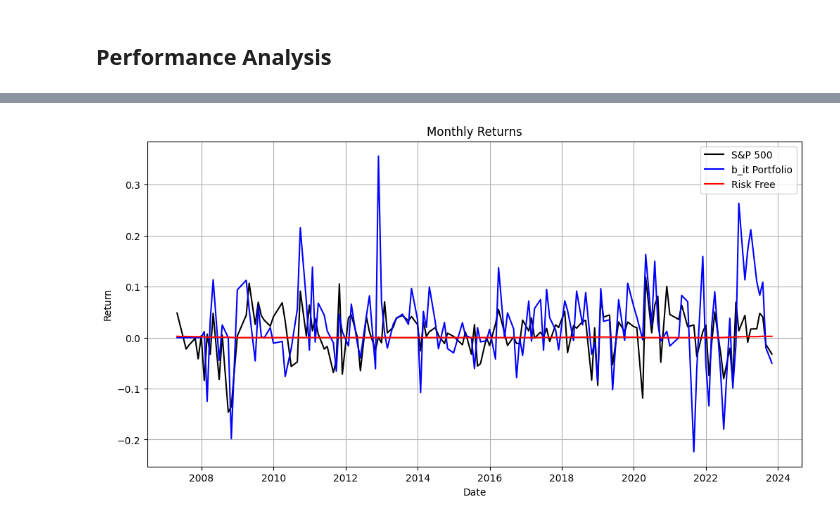
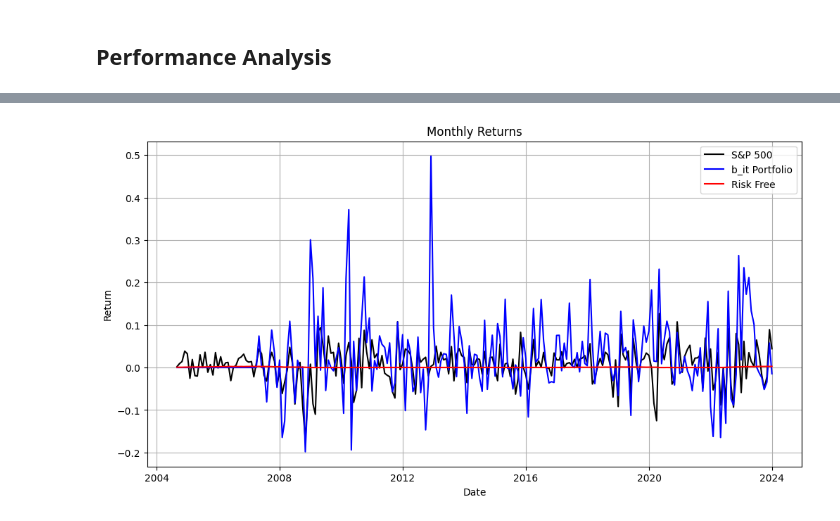
Before and after one commit to veervohra03/CashHedged, a Jupyter notebook: Veer-Base.ipynb, the cells around one changed output, grey strips where cells are left out. Cells and saved outputs as stored; diff of their text form; code cells hidden in the pictures.

Commit message:
portfolio performance analysis tweaks.

```diff
--- a/Veer-Base.ipynb
+++ b/Veer-Base.ipynb
@@ -248,12 +231,36 @@ def get_prices(permno):
+# %%
+def get_prices(permno):
+    company_stock_prcs = conn.raw_sql(f'''
+    SELECT
+        permno,
+        date,
+        prc AS stock_price,  -- Raw stock price
+        shrout,              -- Shares outstanding
+        cfacpr,              -- Cumulative adjustment factor for prices
+        cfacshr              -- Cumulative adjustment factor for shares
+    FROM
+        crsp.dsf
+    WHERE
+        permno = {permno}
+        AND date >= '{query_start_date}'
+    ''')
+
+    company_stock_prcs['date'] = pd.to_datetime(company_stock_prcs['date'])
+    company_stock_prcs['stock_price'] = company_stock_prcs['stock_price'] / company_stock_prcs['cfacpr'] # Adjust stock price for splits and dividends
+    company_stock_prcs['adj_shrout'] = company_stock_prcs['shrout'] * company_stock_prcs['cfacshr'] # Adjust shares outstanding for splits
+    company_stock_prcs['market_cap'] = company_stock_prcs['stock_price'] * company_stock_prcs['adj_shrout'] # Calculate adjusted market capitalization
+
+    company_stock_prcs = pd.merge(last_trading_days[['last_trade_date']], company_stock_prcs, left_on='last_trade_date', right_on='date', how='left')
+    company_stock_prcs['stock_return'] = company_stock_prcs['stock_price'].pct_change()
+
+    return company_stock_prcs[['date', 'permno', 'stock_price', 'market_cap', 'stock_return']]
 # %%
 def get_comp_data(permno, gvkey):
 
     company_fin_data = make_PiT_ffill(get_company_financials(gvkey))
     company_stock_prcs = get_prices(permno)
 
-    company = pd.merge(company_fin_data, company_stock_prcs, on='date', how='left').interpolate().ffill()
-
-    company['stock_return'] = company['stock_price'].pct_change()
+    company = pd.merge(company_fin_data, company_stock_prcs, on='date', how='right').ffill()
 
     return company
 # %% [markdown]
@@ -367,7 +374,7 @@ def main(id_table):
 
     agg_fin_data = agg_fin_data.sort_values(by=['comnam', 'date']).reset_index(drop=True)
 
-    agg_fin_data = agg_fin_data[['date', 'comnam', 'gvkey', 'permno', 'stock_price', 'stock_return', 'b_it' ,'cash_hedged_return', 'snp_return', 'rf_rate']] #, 'company_beta', 'cash_hedged_beta']].dropna()
+    agg_fin_data = agg_fin_data[['date', 'comnam', 'gvkey', 'permno', 'stock_price', 'stock_return', 'b_it' ,'cash_hedged_return', 'snp_prc', 'snp_return', 'rf_rate']] #, 'company_beta', 'cash_hedged_beta']].dropna()
 
     return agg_fin_data.reset_index(drop=True)
 # %% [markdown]
@@ -640,15 +648,15 @@ This optimzation was run a couple times and averaged an output of 9 for b_it and
 temp_1, temp_1_details = backtest_portfolio(out, signal='b_it', lookback_months=7)
 # temp_2 = backtest_portfolio(out, signal='cash_hedged_return', lookback_months=7)
 
-portfolio = pd.merge(temp_1, out[out['permno'] == out['permno'][0]], on='date', how='right')
+portfolio = pd.merge(temp_1, out[out['permno'] == out['permno'][0]], right_on='date', left_on='entry_date', how='right')
 
 # portfolio = pd.merge(portfolio, temp_2, on='date', how='left')
 
-portfolio['rf_cum_return'] = (1 + portfolio['rf_rate']).cumprod() - 1
 portfolio['log_temp_return'] = np.log1p(portfolio['snp_return'])
 portfolio['snp_cum_return'] = np.expm1(portfolio['log_temp_return'].cumsum())
+portfolio['snp_portfolio_value'] = portfolio['snp_cum_return'] / portfolio['snp_return'][0]
 
-portfolio = portfolio[['date', 'b_it_portfolio_return', 'snp_return', 'snp_cum_return', 'rf_rate', 'rf_cum_return']].dropna()
+portfolio = portfolio[['entry_date', 'b_it_portfolio_value', 'b_it_portfolio_return', 'snp_return', 'snp_cum_return', 'snp_portfolio_value', 'rf_rate']].dropna()
 
 portfolio
 # %% [output]
@@ -686,17 +706,17 @@ temp_1_details
 # %%
 plt.figure(figsize=(12, 6))
-plt.plot(portfolio['date'], portfolio['snp_return'], label='S&P 500', color='black')
-plt.plot(portfolio['date'], portfolio['b_it_portfolio_return'], label='b_it Portfolio', color='blue')
+plt.plot(portfolio['entry_date'], portfolio['snp_return'], label='S&P 500', color='black')
+plt.plot(portfolio['entry_date'], portfolio['b_it_portfolio_return'], label='b_it Portfolio', color='blue')
 # plt.plot(portfolio['date'], portfolio['cash_hedged_return_portfolio_return'], label='CHR Portfolio', color='green')
-plt.plot(portfolio['date'], portfolio['rf_rate'], label='Risk Free', color='red')
+plt.plot(portfolio['entry_date'], portfolio['rf_rate'], label='Risk Free', color='red')
 plt.title('Monthly Returns')
 plt.xlabel('Date')
 plt.ylabel('Return')
 plt.legend()
 plt.grid()
 plt.show()
 # %% [output]
-[figure, old version]
+[figure, new version]
 # %%
 portfolio['log_temp_return'] = np.log1p(portfolio['b_it_portfolio_return'])
 portfolio['b_it_portfolio_cum_return'] = np.expm1(portfolio['log_temp_return'].cumsum())
```
Also changed, not shown: parts of 12 cells of this notebook.
